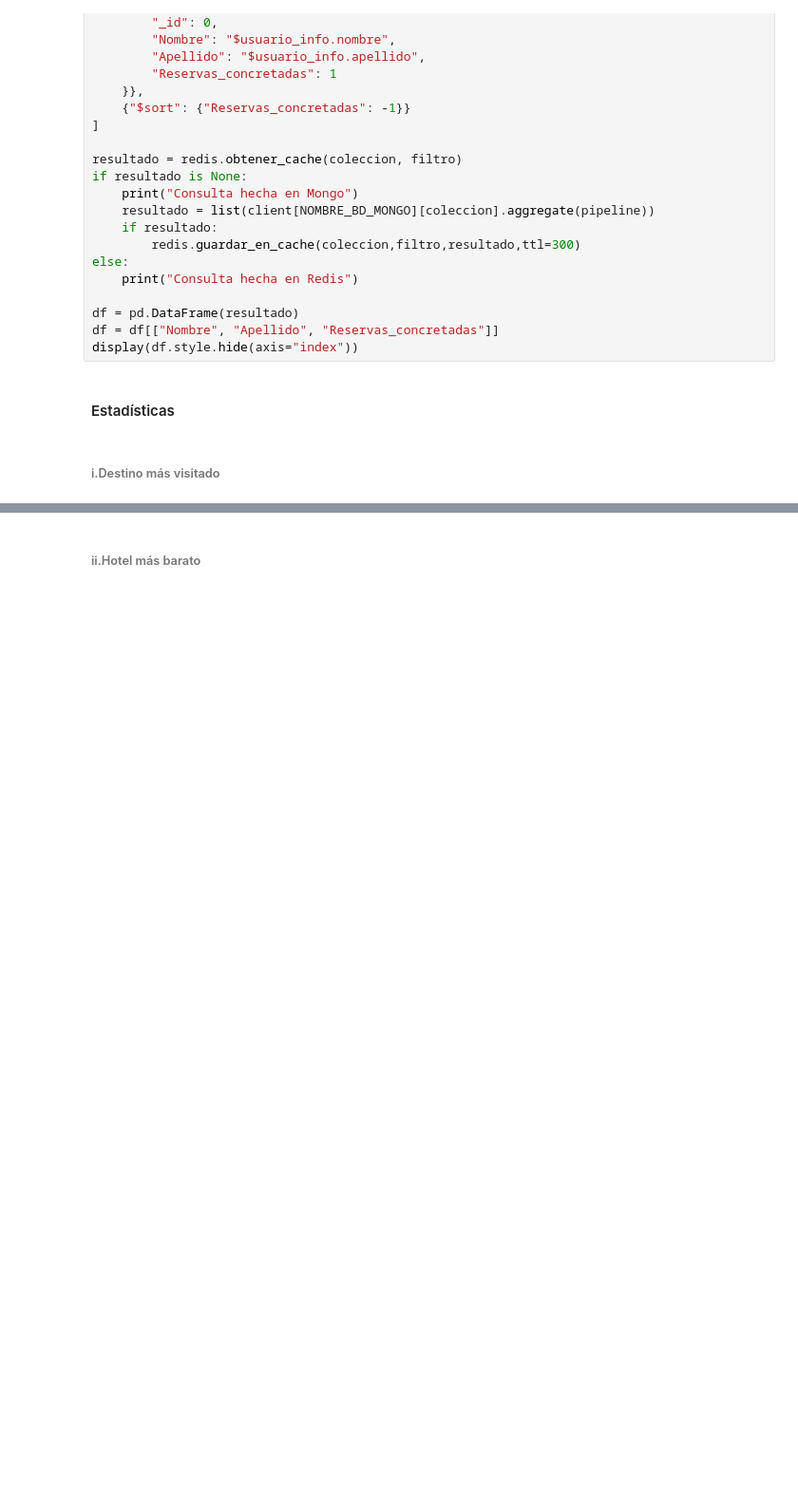
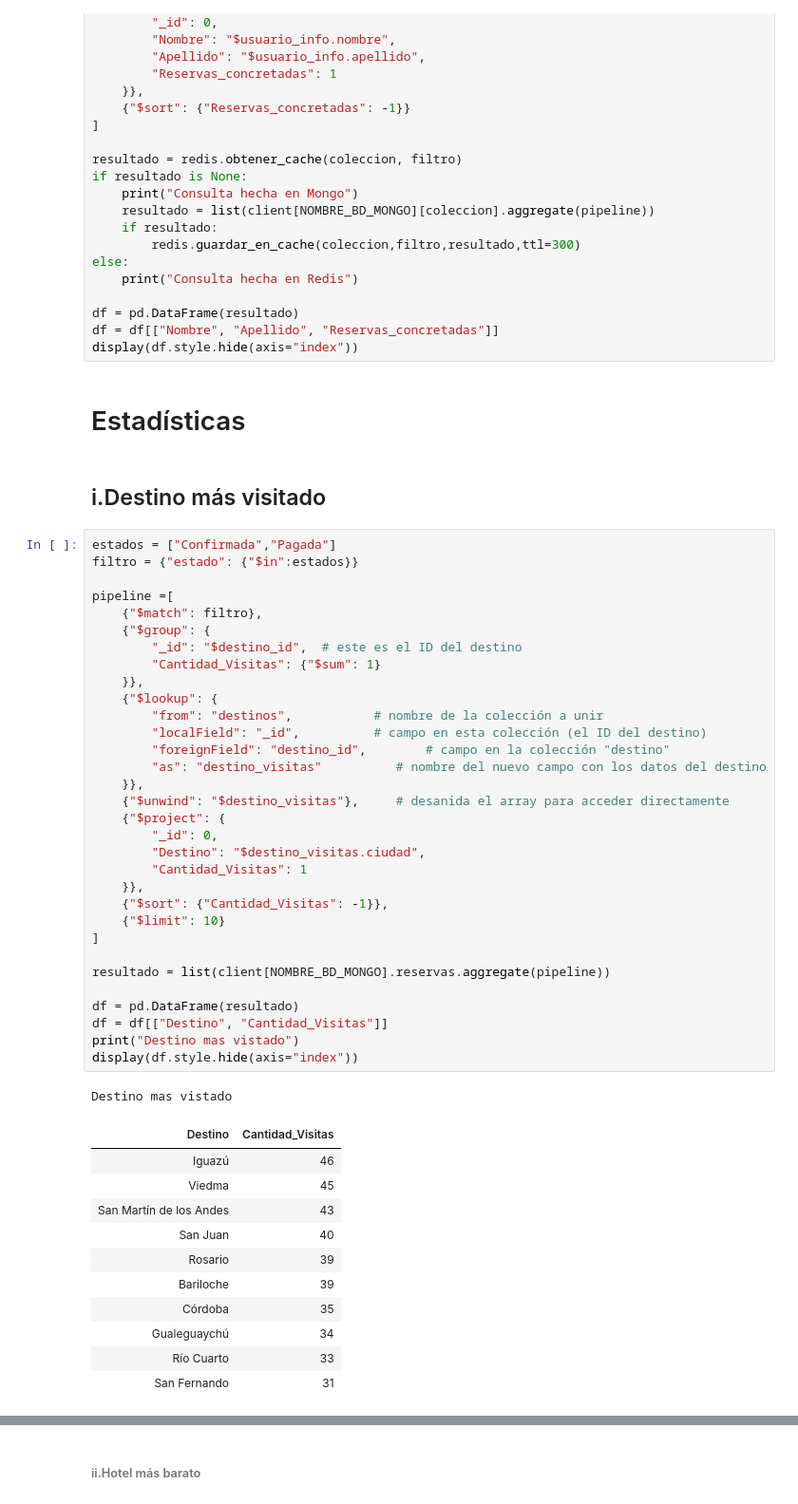
Before and after one commit to dariomicheli/BaseDatos, a Jupyter notebook: notebooks/Consultas.ipynb, the cells around one changed output, grey strips where cells are left out. Shown at 95% size. Cells and saved outputs as stored; diff of their text form; blank space fills up the shorter version.

```diff
--- a/notebooks/Consultas.ipynb
+++ b/notebooks/Consultas.ipynb
@@ -408,7 +509,52 @@ df = pd.DataFrame(resultado)
 df = df[["Nombre", "Apellido", "Reservas_concretadas"]]
 display(df.style.hide(axis="index"))
 # %% [markdown]
-#### Estadísticas
+# Estadísticas
 # %% [markdown]
-###### i.Destino más visitado
+## i.Destino más visitado
+# %%
+estados = ["Confirmada","Pagada"]
+filtro = {"estado": {"$in":estados}}
+
+pipeline =[
+    {"$match": filtro},
+    {"$group": {
+        "_id": "$destino_id",  # este es el ID del destino
+        "Cantidad_Visitas": {"$sum": 1}
+    }},
+    {"$lookup": {
+        "from": "destinos",           # nombre de la colección a unir
+        "localField": "_id",          # campo en esta colección (el ID del destino)
+        "foreignField": "destino_id",        # campo en la colección "destino"
+        "as": "destino_visitas"          # nombre del nuevo campo con los datos del destino
+    }},
+    {"$unwind": "$destino_visitas"},     # desanida el array para acceder directamente
+    {"$project": {
+        "_id": 0,
+        "Destino": "$destino_visitas.ciudad",
+        "Cantidad_Visitas": 1
+    }},
+    {"$sort": {"Cantidad_Visitas": -1}},
+    {"$limit": 10}
+]
+
+resultado = list(client[NOMBRE_BD_MONGO].reservas.aggregate(pipeline))
+
+df = pd.DataFrame(resultado)
+df = df[["Destino", "Cantidad_Visitas"]]
+print("Destino mas vistado")
+display(df.style.hide(axis="index"))
+# %% [output]
+Destino mas vistado
+| Destino | Cantidad_Visitas |
+| Iguazú | 46 |
+| Viedma | 45 |
+| San Martín de los Andes | 43 |
+| San Juan | 40 |
+| Rosario | 39 |
+| Bariloche | 39 |
+| Córdoba | 35 |
+| Gualeguaychú | 34 |
+| Río Cuarto | 33 |
+| San Fernando | 31 |
 # %%
```
Also changed, not shown: parts of 27 cells of this notebook, 1 other file.
